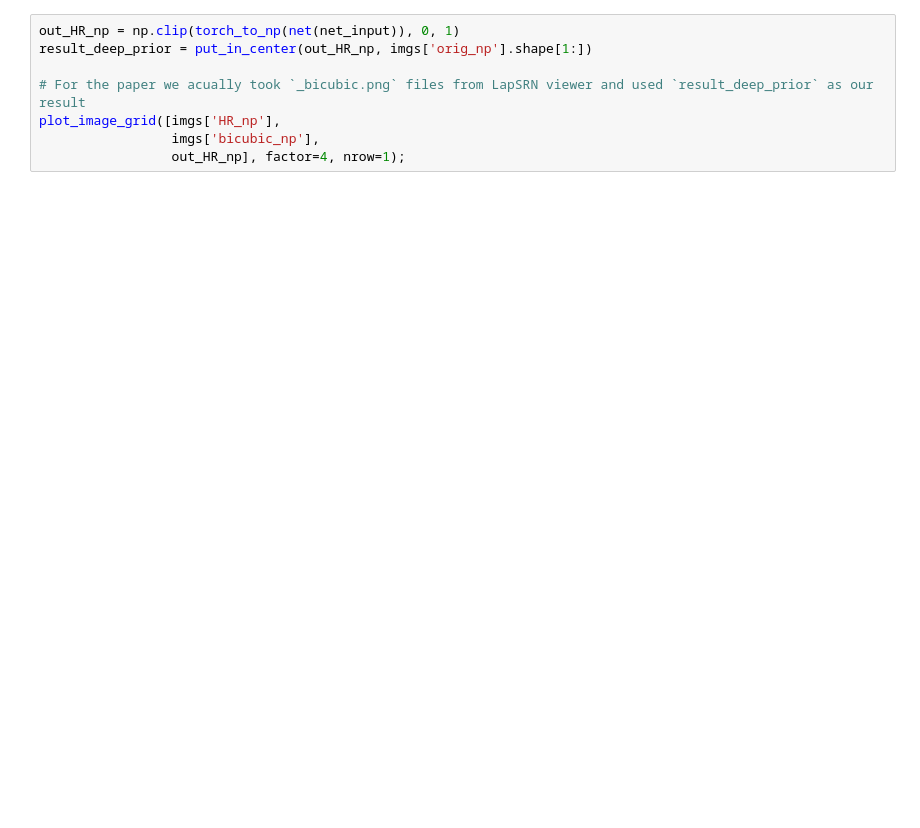
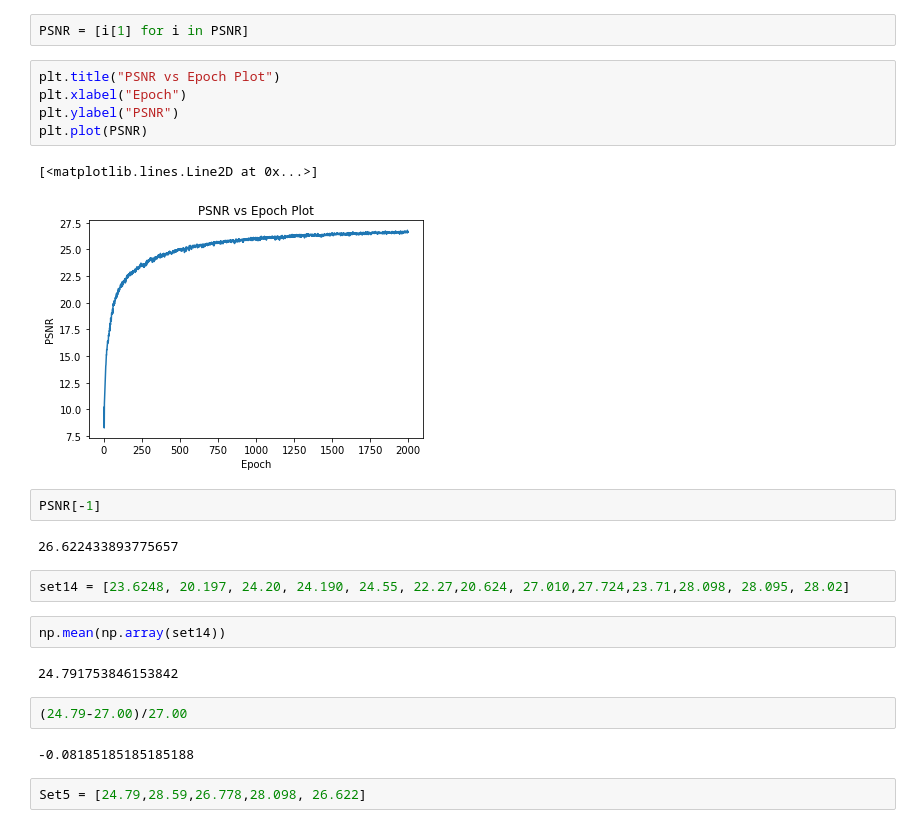
Before and after one commit to wuwuwujy/TryCode, a Jupyter notebook: super_resolution/sr_skipnet.ipynb, the cells around one changed output. Saved outputs shown, nothing was run; the diff lists cells and outputs as text; blank space fills up the shorter version.

```diff
--- a/super_resolution/sr_skipnet.ipynb
+++ b/super_resolution/sr_skipnet.ipynb
@@ -199,8 +299,26 @@ NameError: name 'get_net' is not defined
-# %%
-out_HR_np = np.clip(torch_to_np(net(net_input)), 0, 1)
-result_deep_prior = put_in_center(out_HR_np, imgs['orig_np'].shape[1:])
-
-# For the paper we acually took `_bicubic.png` files from LapSRN viewer and used `result_deep_prior` as our result
-plot_image_grid([imgs['HR_np'],
-                 imgs['bicubic_np'],
-                 out_HR_np], factor=4, nrow=1);
+# %%
+PSNR = [i[1] for i in PSNR]
+# %%
+plt.title("PSNR vs Epoch Plot")
+plt.xlabel("Epoch")
+plt.ylabel("PSNR")
+plt.plot(PSNR)
+# %% [output]
+[<matplotlib.lines.Line2D at 0x...>]
+[figure, added]
+# %%
+PSNR[-1]
+# %% [output]
+26.622433893775657
+# %%
+set14 = [23.6248, 20.197, 24.20, 24.190, 24.55, 22.27,20.624, 27.010,27.724,23.71,28.098, 28.095, 28.02]
+# %%
+np.mean(np.array(set14))
+# %% [output]
+24.791753846153842
+# %%
+(24.79-27.00)/27.00
+# %% [output]
+-0.08185185185185188
+# %%
+Set5 = [24.79,28.59,26.778,28.098, 26.622]
```
Also changed, not shown: parts of 8 cells of this notebook.
